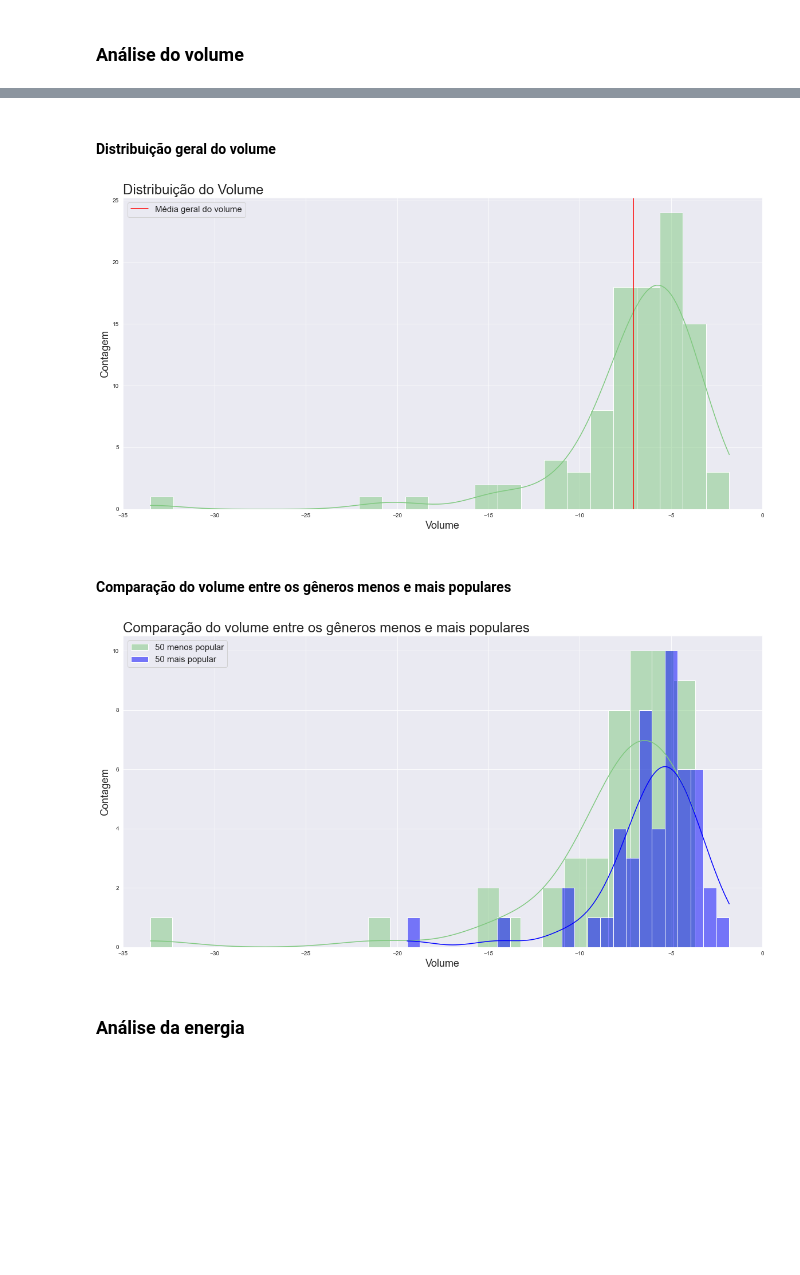
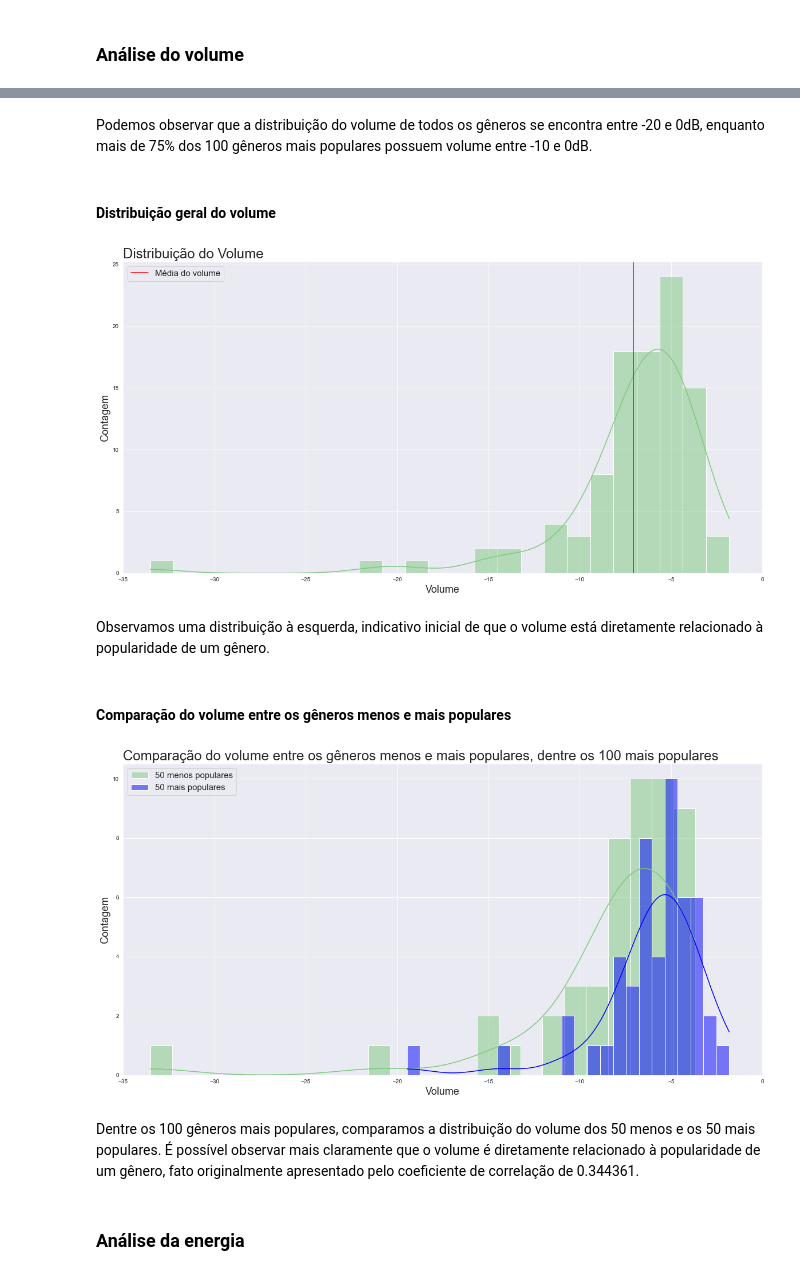
Before and after one commit to RafaelxFernandes/Analise-Spotify, a Jupyter notebook: Analise-Spotify.ipynb, the cells around one changed output, grey strips where cells are left out. Saved outputs shown, nothing was run; the diff lists cells and outputs as text; code cells hidden in the pictures; blank space fills up the shorter version.

```diff
--- a/Analise-Spotify.ipynb
+++ b/Analise-Spotify.ipynb
@@ -97,15 +118,15 @@ def plotar_histograma_comparacao(x, titulo, xlabel, ylabel, xlim_min, xlim_max):
     df_mais_pop = df_pop[x][0:50]
 
     plt.figure(figsize = (20, 10))
-    sns.histplot(df_menos_pop, kde = True, bins = 25, label = "50 menos popular")
-    sns.histplot(df_mais_pop, kde = True, bins = 25, label = "50 mais popular", color = "b")
+    sns.histplot(df_menos_pop, kde = True, bins = 25, label = "50 menos populares")
+    sns.histplot(df_mais_pop, kde = True, bins = 25, label = "50 mais populares", color = "b")
 
     plt.title(titulo, fontsize = 24, loc = "left")
     plt.xlabel(xlabel, fontsize = 18)
     plt.ylabel(ylabel, fontsize = 18)
     plt.xlim(xlim_min, xlim_max)
 
-    plt.legend(prop = {"size": 15})
+    plt.legend(fontsize = 15)
     plt.show()
 # %% [markdown]
 ### Análise do volume
@@ -112,16 +139,23 @@ def plotar_histograma_comparacao(x, titulo, xlabel, ylabel, xlim_min, xlim_max):
+# %% [markdown]
+Podemos observar que a distribuição do volume de todos os gêneros se encontra entre -20 e 0dB, enquanto mais de 75% dos 100 gêneros mais populares possuem volume entre -10 e 0dB.
 # %% [markdown]
 #### Distribuição geral do volume
 # %%
 plotar_histograma_unico(df_pop, "loudness", "Distribuição do Volume",
-          "Volume", "Contagem", -35, 0, "Média geral do volume")
+          "Volume", "Contagem", -35, 0, "Média do volume")
 # %% [output]
-[figure, old version]
+[figure, new version]
+# %% [markdown]
+Observamos uma distribuição à esquerda, indicativo inicial de que o volume está diretamente relacionado à popularidade de um gênero.
 # %% [markdown]
 #### Comparação do volume entre os gêneros menos e mais populares
 # %%
-plotar_histograma_comparacao("loudness", "Comparação do volume entre os gêneros menos e mais populares",
+plotar_histograma_comparacao("loudness",
+                            "Comparação do volume entre os gêneros menos e mais populares, dentre os 100 mais populares",
                             "Volume", "Contagem", -35, 0)
 # %% [output]
-[figure, old version]
+[figure, new version]
+# %% [markdown]
+Dentre os 100 gêneros mais populares, comparamos a distribuição do volume dos 50 menos e os 50 mais populares. É possível observar mais claramente que o volume é diretamente relacionado à popularidade de um gênero, fato originalmente apresentado pelo coeficiente de correlação de 0.344361.
 # %% [markdown]
 ### Análise da energia
```
Also changed, not shown: parts of 19 cells of this notebook.
